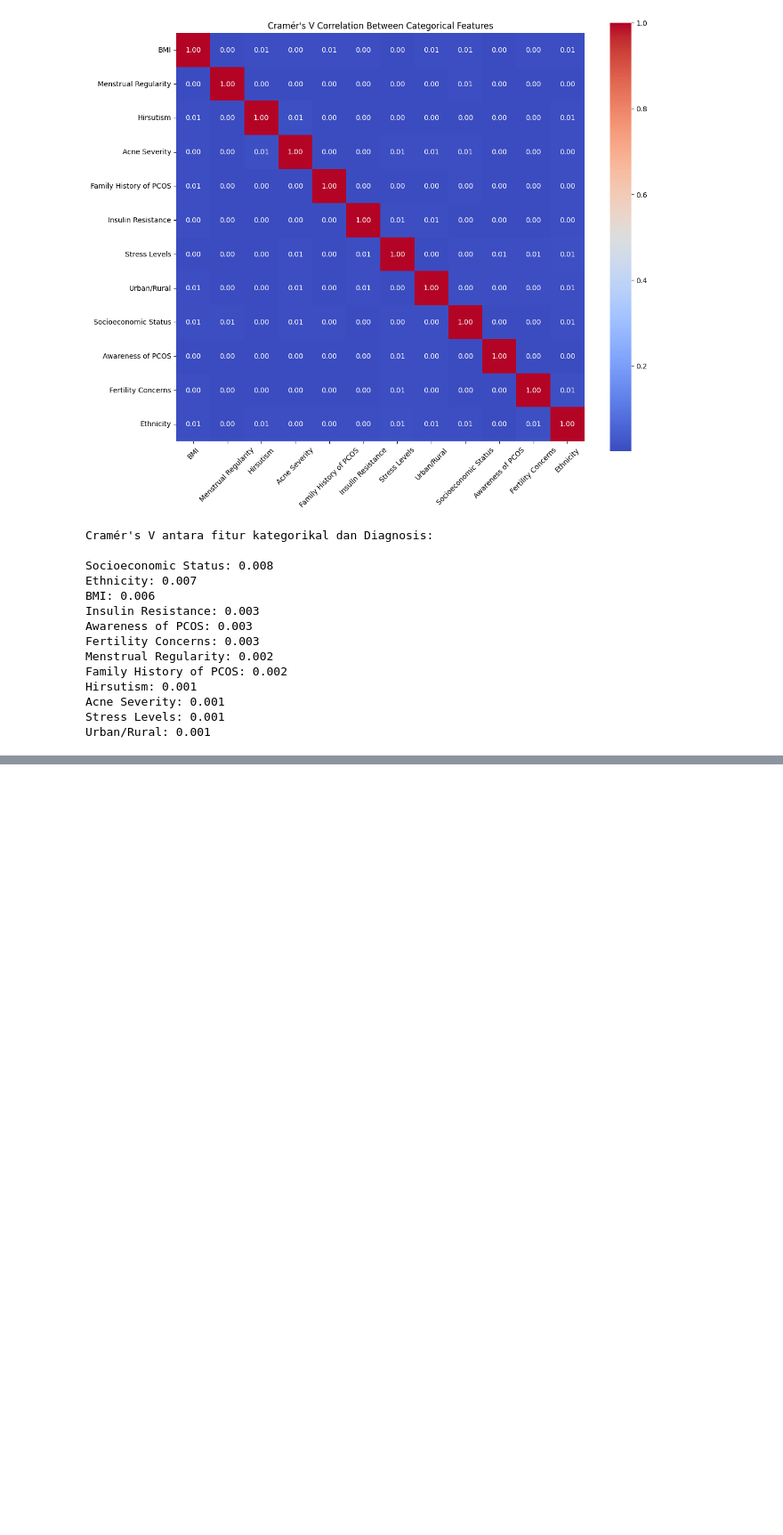
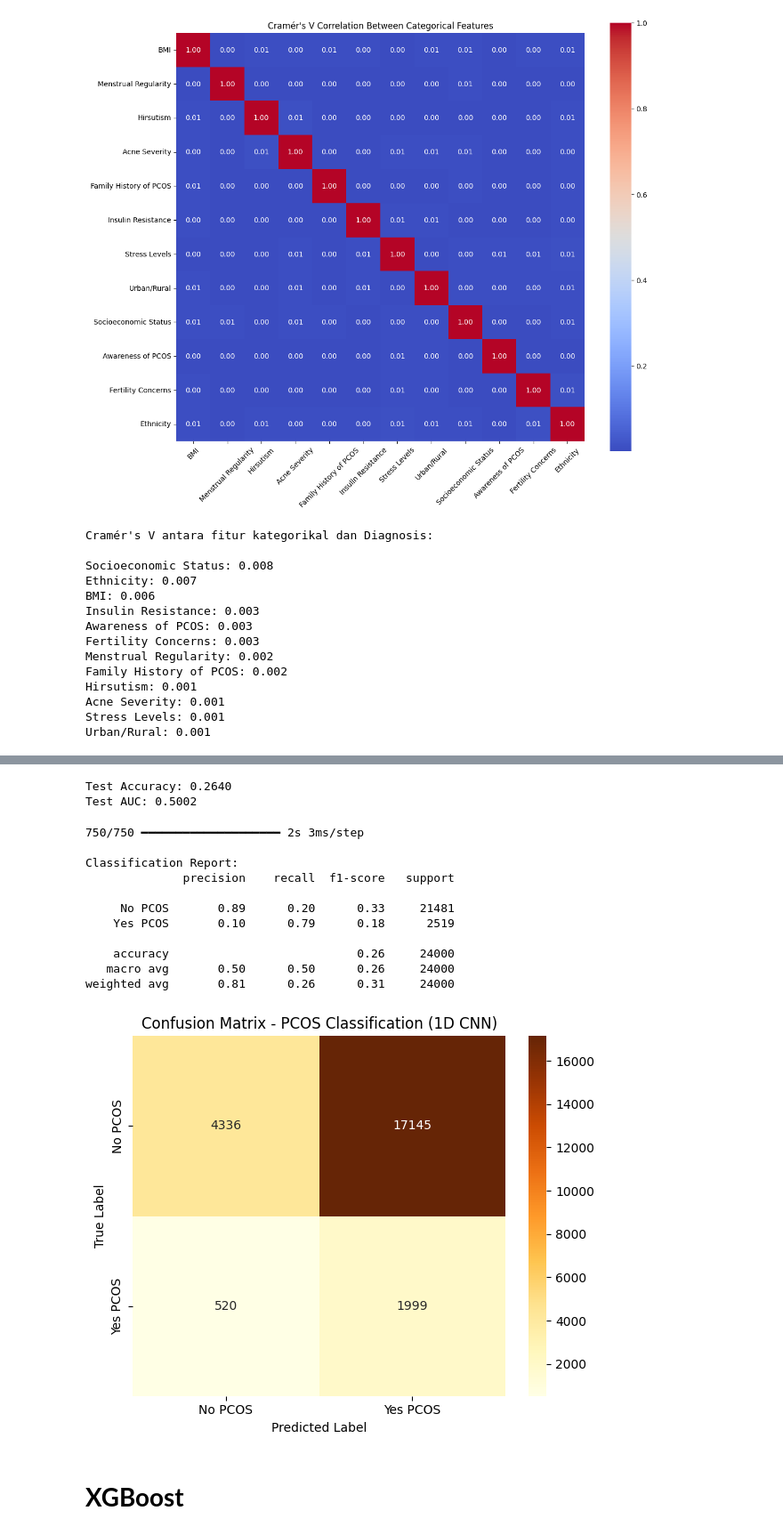
Before and after one commit to retnnoo/pcos-diagnosis-model, a Jupyter notebook: pcos-classification-model1dcnn.ipynb, the cells around one changed output, grey strips where cells are left out. Shown at 89% size. Cells and saved outputs as stored; diff of their text form; code cells hidden in the pictures; blank space fills up the shorter version.

```diff
--- a/pcos-classification-model1dcnn.ipynb
+++ b/pcos-classification-model1dcnn.ipynb
@@ -428,0 +437,12 @@ Successfully installed scikit-learn-1.7.0
+# %%
+X_train_pca = X_train_pca.astype('float32')
+X_val_pca   = X_val_pca.astype('float32')
+X_test_pca  = X_test_pca.astype('float32')
+
+X_train_cnn = X_train_pca.reshape(X_train_pca.shape[0], X_train_pca.shape[1], 1)
+X_val_cnn   = X_val_pca.reshape(X_val_pca.shape[0], X_val_pca.shape[1], 1)
+X_test_cnn  = X_test_pca.reshape(X_test_pca.shape[0], X_test_pca.shape[1], 1)
+
+print("X_train_cnn:", X_train_cnn.shape)
+print("X_val_cnn:", X_val_cnn.shape)
+print("X_test_cnn:", X_test_cnn.shape)
@@ -428,0 +552,43 @@ Successfully installed scikit-learn-1.7.0
+# %%
+y_test = y_test.astype('int32')
+# %%
+loss, accuracy, auc = model.evaluate(X_test_cnn, y_test, verbose=0)
+print(f"Test Accuracy: {accuracy:.4f}")
+print(f"Test AUC: {auc:.4f}")
+# %% [output]
+Test Accuracy: 0.2640
+Test AUC: 0.5002
+# %%
+from sklearn.metrics import confusion_matrix, classification_report
+
+y_pred_prob = model.predict(X_test_cnn)
+y_pred = (y_pred_prob > 0.5).astype(int)
+
+cm = confusion_matrix(y_test, y_pred)
+labels = ['No PCOS', 'Yes PCOS']
+
+print("\nClassification Report:")
+print(classification_report(y_test, y_pred, target_names=labels))
+
+plt.figure(figsize=(6, 5))
+sns.heatmap(cm, annot=True, fmt='d', cmap='YlOrBr', xticklabels=labels, yticklabels=labels)
+plt.xlabel('Predicted Label')
+plt.ylabel('True Label')
+plt.title('Confusion Matrix - PCOS Classification (1D CNN)')
+plt.tight_layout()
+plt.show()
+# %% [output]
+750/750 ━━━━━━━━━━━━━━━━━━━━ 2s 3ms/step
+
+Classification Report:
+              precision    recall  f1-score   support
+
+     No PCOS       0.89      0.20      0.33     21481
+    Yes PCOS       0.10      0.79      0.18      2519
+
+    accuracy                           0.26     24000
+   macro avg       0.50      0.50      0.26     24000
+weighted avg       0.81      0.26      0.31     24000
+[figure, added]
+# %% [markdown]
+# **XGBoost**
```
Also changed, not shown: parts of 38 cells of this notebook.
